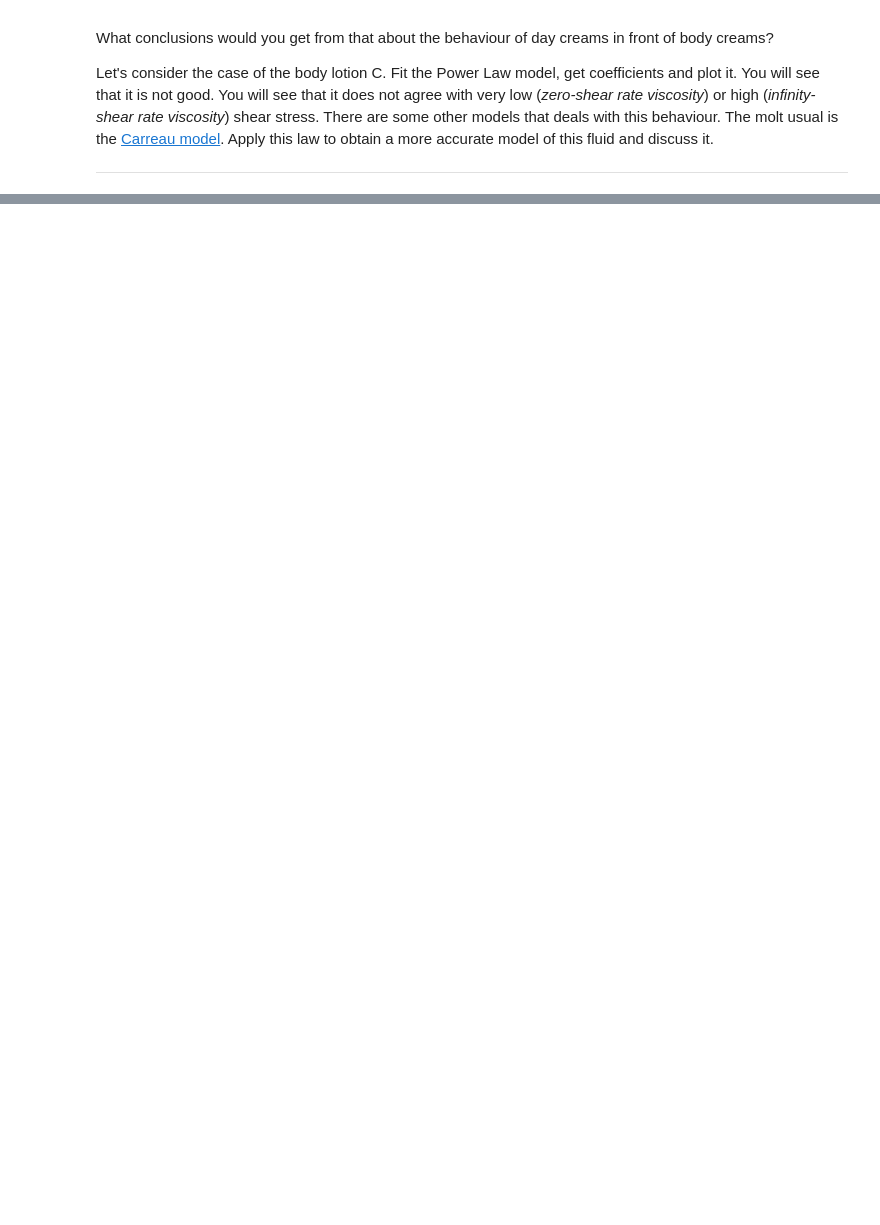
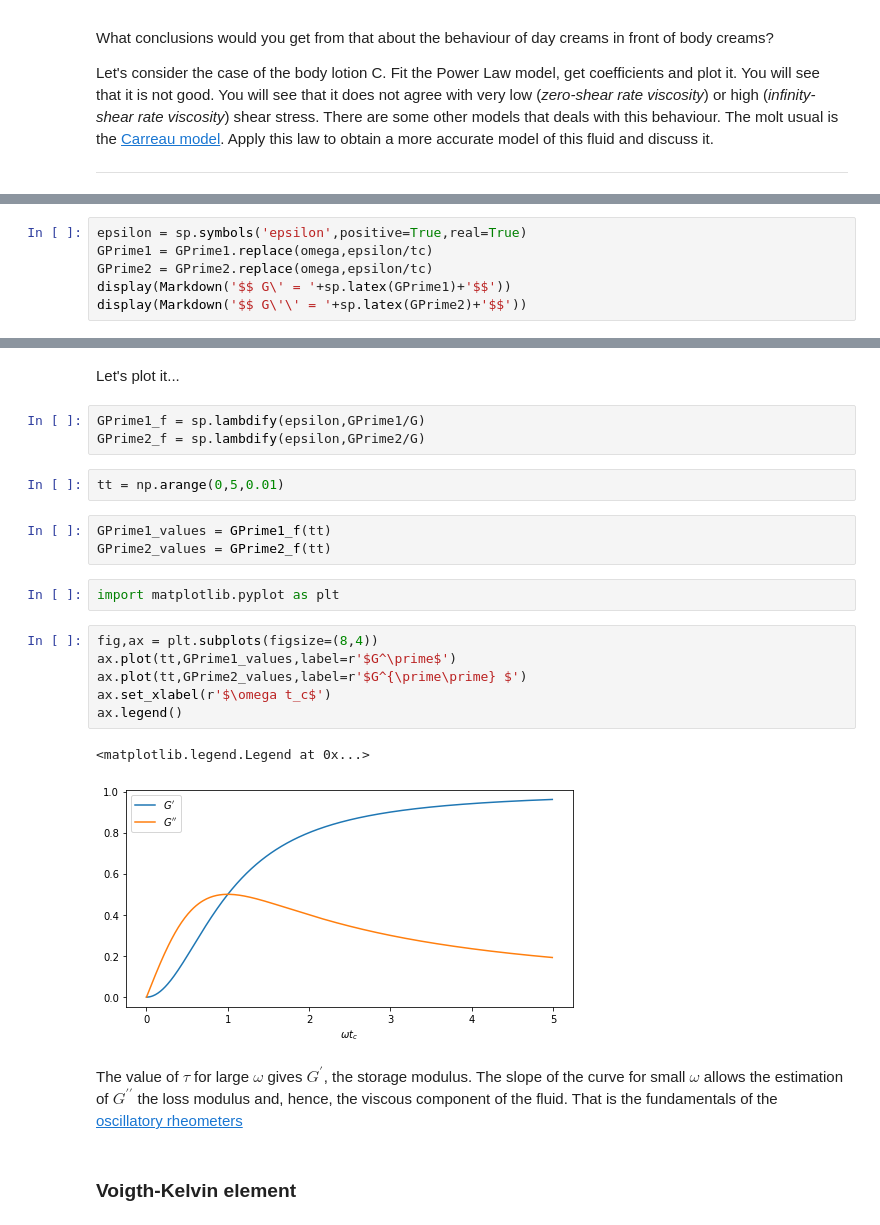
Before and after one commit to rclUPC/AdvancedFluidMechanics, a Jupyter notebook: rheology/rheology.ipynb, the cells around one changed output, grey strips where cells are left out. Drawn from its saved outputs; the diff is of its cells as text; blank space fills up the shorter version.

```diff
--- a/rheology/rheology.ipynb
+++ b/rheology/rheology.ipynb
@@ -184,0 +320,6 @@ Let's consider the case of the body lotion C. Fit the Power Law model, get coeff
+# %%
+epsilon = sp.symbols('epsilon',positive=True,real=True)
+GPrime1 = GPrime1.replace(omega,epsilon/tc)
+GPrime2 = GPrime2.replace(omega,epsilon/tc)
+display(Markdown('$$ G\' = '+sp.latex(GPrime1)+'$$'))
+display(Markdown('$$ G\'\' = '+sp.latex(GPrime2)+'$$'))
@@ -184,0 +329,25 @@ Let's consider the case of the body lotion C. Fit the Power Law model, get coeff
+# %% [markdown]
+Let's plot it...
+# %%
+GPrime1_f = sp.lambdify(epsilon,GPrime1/G)
+GPrime2_f = sp.lambdify(epsilon,GPrime2/G)
+# %%
+tt = np.arange(0,5,0.01)
+# %%
+GPrime1_values = GPrime1_f(tt)
+GPrime2_values = GPrime2_f(tt)
+# %%
+import matplotlib.pyplot as plt
+# %%
+fig,ax = plt.subplots(figsize=(8,4))
+ax.plot(tt,GPrime1_values,label=r'$G^\prime$')
+ax.plot(tt,GPrime2_values,label=r'$G^{\prime\prime} $')
+ax.set_xlabel(r'$\omega t_c$')
+ax.legend()
+# %% [output]
+<matplotlib.legend.Legend at 0x...>
+[figure, added]
+# %% [markdown]
+The value of $\tau$ for large $\omega$ gives $G^\prime$, the storage modulus. The slope of the curve for small $\omega$ allows the estimation of $G^{\prime\prime}$ the loss modulus and, hence, the viscous component of the fluid. That is the fundamentals of the [oscillatory rheometers](http://www.mate.tue.nl/~wyss/home/resources/publications/2007/Wyss_GIT_Lab_J_2007.pdf)
+# %% [markdown]
+### Voigth-Kelvin element
```
Also changed, not shown: parts of 58 cells of this notebook, 1 other file.
